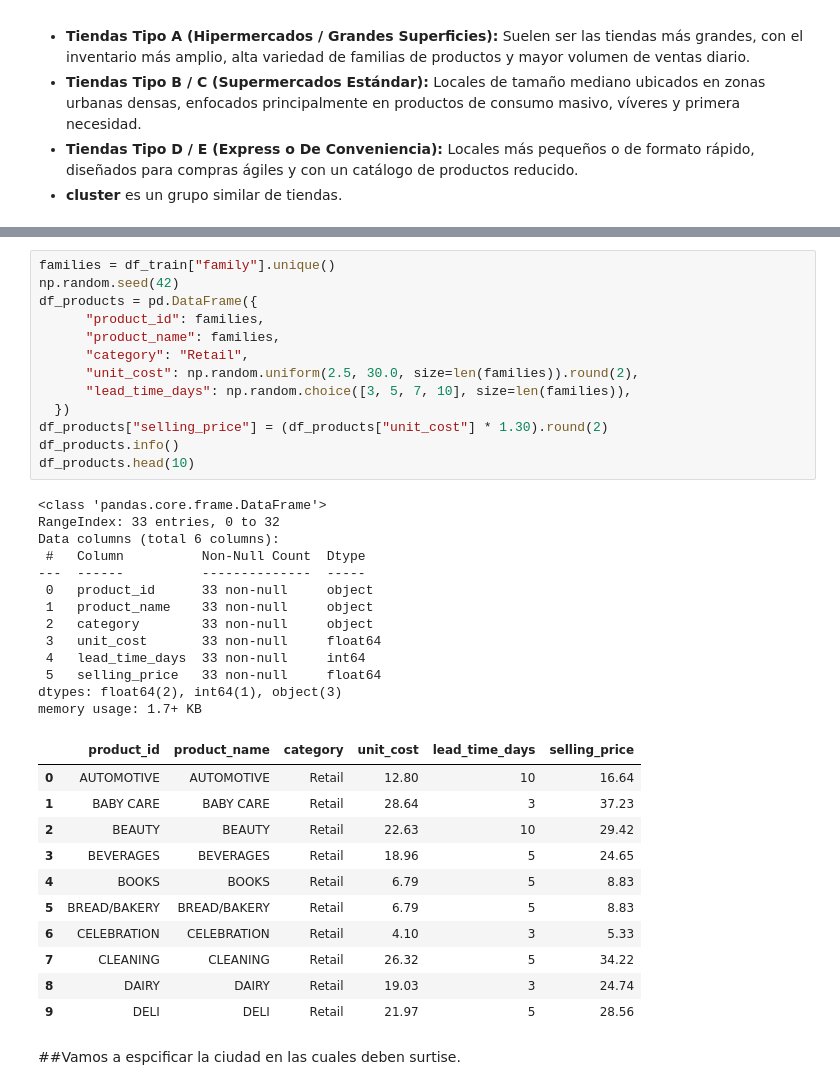
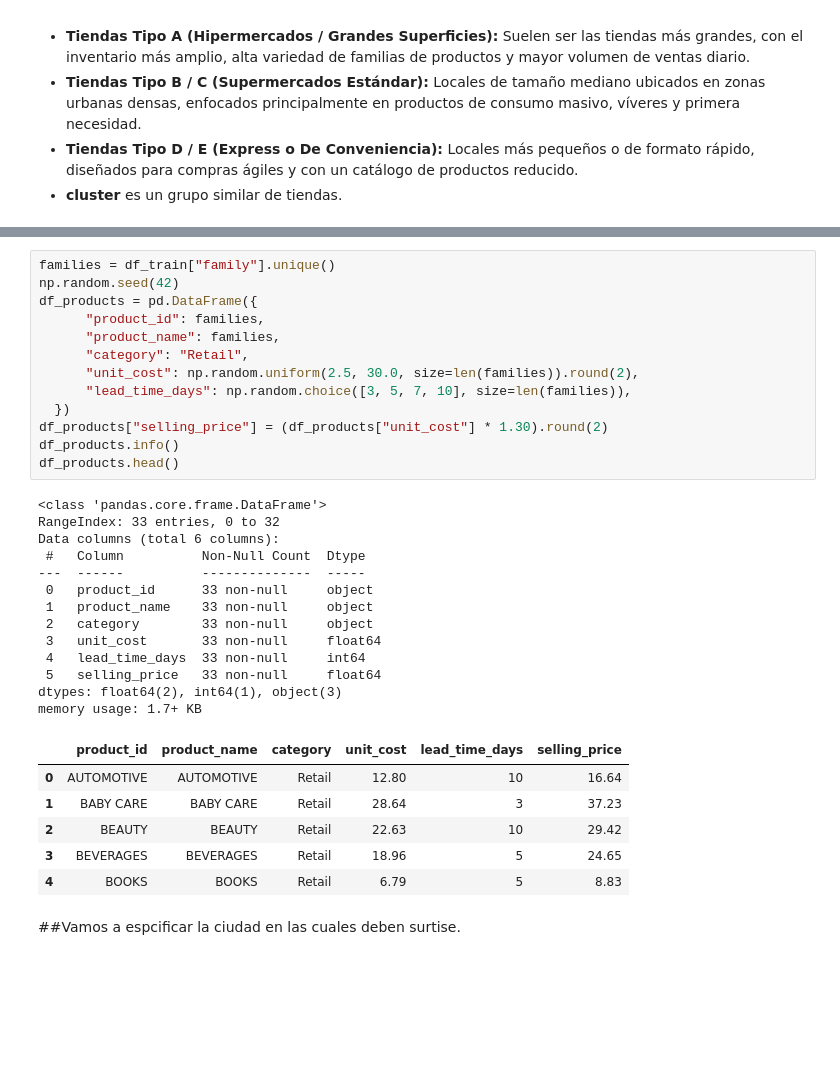
Before and after one commit to Rrricardi/reabastecimiento-inteligente-de-inventario-ml, a Jupyter notebook: Create_data_sql.ipynb, the cells around one changed output, grey strips where cells are left out. Saved outputs shown, nothing was run; the diff lists cells and outputs as text; blank space fills up the shorter version.

```diff
--- a/Create_data_sql.ipynb
+++ b/Create_data_sql.ipynb
@@ -240,39 +230,34 @@ families = df_train["family"].unique()
 np.random.seed(42)
 df_products = pd.DataFrame({
       "product_id": families,
       "product_name": families,
       "category": "Retail",
       "unit_cost": np.random.uniform(2.5, 30.0, size=len(families)).round(2),
       "lead_time_days": np.random.choice([3, 5, 7, 10], size=len(families)),
   })
 df_products["selling_price"] = (df_products["unit_cost"] * 1.30).round(2)
 df_products.info()
-df_products.head(10)
+df_products.head()
 # %% [output]
 <class 'pandas.core.frame.DataFrame'>
 RangeIndex: 33 entries, 0 to 32
 Data columns (total 6 columns):
  #   Column          Non-Null Count  Dtype
 ---  ------          --------------  -----
  0   product_id      33 non-null     object
  1   product_name    33 non-null     object
  2   category        33 non-null     object
  3   unit_cost       33 non-null     float64
  4   lead_time_days  33 non-null     int64
  5   selling_price   33 non-null     float64
 dtypes: float64(2), int64(1), object(3)
 memory usage: 1.7+ KB
 |  | product_id | product_name | category | unit_cost | lead_time_days | selling_price |
 | 0 | AUTOMOTIVE | AUTOMOTIVE | Retail | 12.80 | 10 | 16.64 |
 | 1 | BABY CARE | BABY CARE | Retail | 28.64 | 3 | 37.23 |
 | 2 | BEAUTY | BEAUTY | Retail | 22.63 | 10 | 29.42 |
 | 3 | BEVERAGES | BEVERAGES | Retail | 18.96 | 5 | 24.65 |
 | 4 | BOOKS | BOOKS | Retail | 6.79 | 5 | 8.83 |
-| 5 | BREAD/BAKERY | BREAD/BAKERY | Retail | 6.79 | 5 | 8.83 |
-| 6 | CELEBRATION | CELEBRATION | Retail | 4.10 | 3 | 5.33 |
-| 7 | CLEANING | CLEANING | Retail | 26.32 | 5 | 34.22 |
-| 8 | DAIRY | DAIRY | Retail | 19.03 | 3 | 24.74 |
-| 9 | DELI | DELI | Retail | 21.97 | 5 | 28.56 |
 # %% [markdown]
 ##Vamos a espcificar la ciudad en las cuales deben surtise.
 # %%
```
Also changed, not shown: parts of 3 cells of this notebook.
